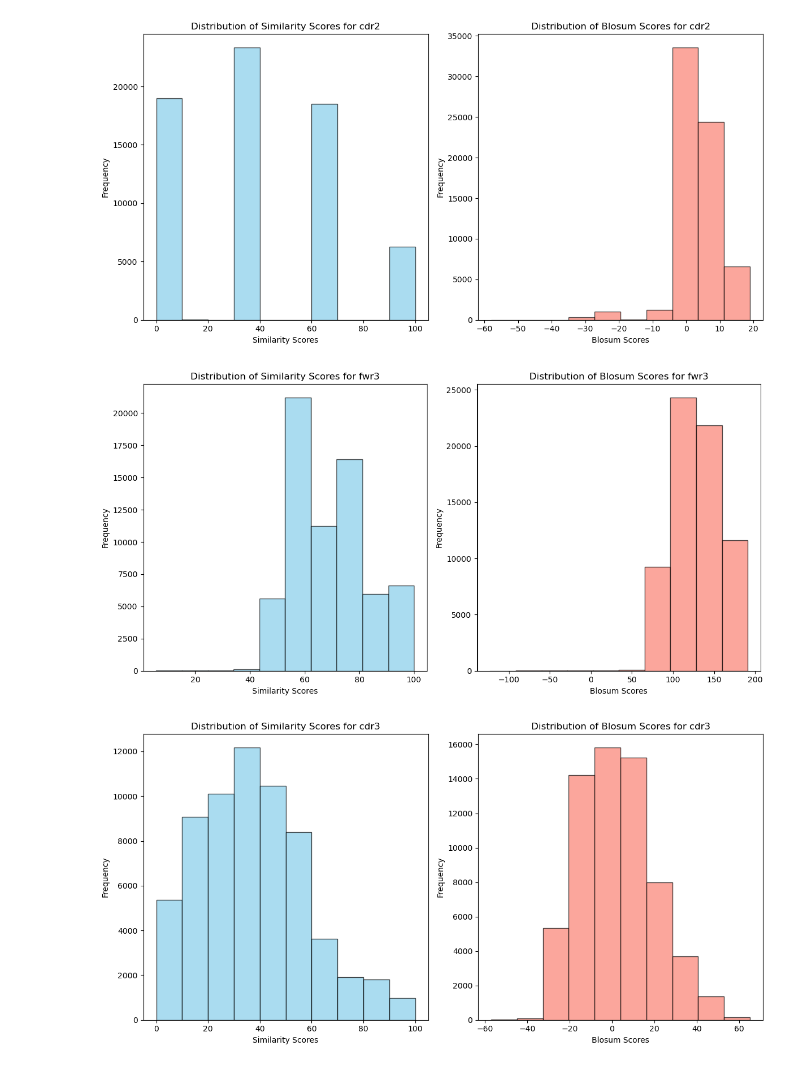
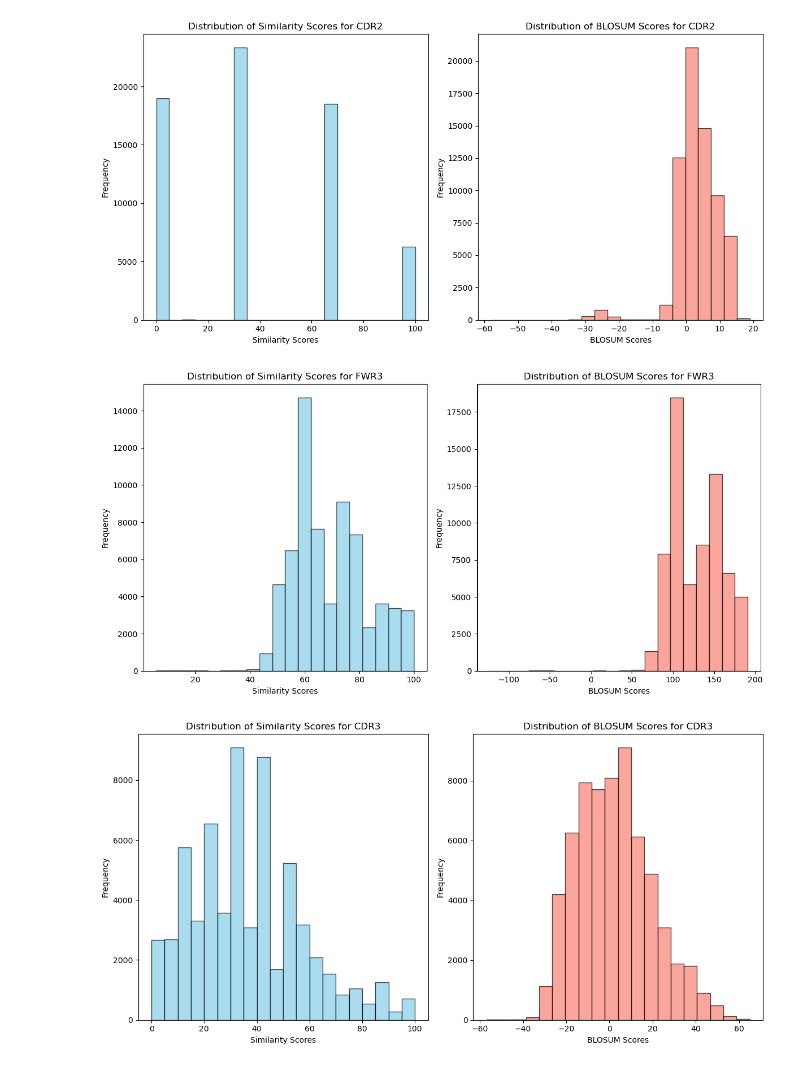
Before and after one commit to leaBroe/BERT_for_antibody_pairing, a Jupyter notebook: paired_model/BERT2BERT/sqlite3_data_for_analysis/evaluate_test_set_by_regions/plot_distribution_of_scores_by_regions.ipynb, the cells around one changed output. Drawn from its saved outputs; the diff is of its cells as text; code cells hidden in the pictures.

```diff
--- a/paired_model/BERT2BERT/sqlite3_data_for_analysis/evaluate_test_set_by_regions/plot_distribution_of_scores_by_regions.ipynb
+++ b/paired_model/BERT2BERT/sqlite3_data_for_analysis/evaluate_test_set_by_regions/plot_distribution_of_scores_by_regions.ipynb
@@ -99,5 +100,6 @@ plt.show()
 # %%
 region = "cdr2"
+region_plot = "CDR2"
 
 
 # Load the CSV data into a pandas DataFrame
@@ -108,25 +110,27 @@ df = pd.read_csv(f'/ibmm_data2/oas_database/paired_lea_tmp/paired_model/BERT2BER
 fig, axes = plt.subplots(1, 2, figsize=(12, 6))
 
 # Plot the distribution of similarity scores
-axes[0].hist(df[f'similarity_scores'], bins=10, color='skyblue', edgecolor='black', alpha=0.7)
-axes[0].set_title(f'Distribution of Similarity Scores for {region}')
+axes[0].hist(df[f'similarity_scores'], bins=20, color='skyblue', edgecolor='black', alpha=0.7)
+axes[0].set_title(f'Distribution of Similarity Scores for {region_plot}')
 axes[0].set_xlabel('Similarity Scores')
 axes[0].set_ylabel('Frequency')
 
 # Plot the distribution of blosum scores
-axes[1].hist(df[f'blosum_scores'], bins=10, color='salmon', edgecolor='black', alpha=0.7)
-axes[1].set_title(f'Distribution of Blosum Scores for {region}')
-axes[1].set_xlabel('Blosum Scores')
+axes[1].hist(df[f'blosum_scores'], bins=20, color='salmon', edgecolor='black', alpha=0.7)
+axes[1].set_title(f'Distribution of BLOSUM Scores for {region_plot}')
+axes[1].set_xlabel('BLOSUM Scores')
 axes[1].set_ylabel('Frequency')
+
 
 # Adjust layout for better spacing
 plt.tight_layout()
 # Show the plot
 plt.show()
 # %% [output]
-[figure, old version]
+[figure, new version]
 # %%
 region = "fwr3"
+region_plot = "FWR3"
 
 
 # Load the CSV data into a pandas DataFrame
@@ -137,15 +141,15 @@ df = pd.read_csv(f'/ibmm_data2/oas_database/paired_lea_tmp/paired_model/BERT2BER
 fig, axes = plt.subplots(1, 2, figsize=(12, 6))
 
 # Plot the distribution of similarity scores
-axes[0].hist(df[f'similarity_scores'], bins=10, color='skyblue', edgecolor='black', alpha=0.7)
-axes[0].set_title(f'Distribution of Similarity Scores for {region}')
+axes[0].hist(df[f'similarity_scores'], bins=20, color='skyblue', edgecolor='black', alpha=0.7)
+axes[0].set_title(f'Distribution of Similarity Scores for {region_plot}')
 axes[0].set_xlabel('Similarity Scores')
 axes[0].set_ylabel('Frequency')
 
 # Plot the distribution of blosum scores
-axes[1].hist(df[f'blosum_scores'], bins=10, color='salmon', edgecolor='black', alpha=0.7)
-axes[1].set_title(f'Distribution of Blosum Scores for {region}')
-axes[1].set_xlabel('Blosum Scores')
+axes[1].hist(df[f'blosum_scores'], bins=20, color='salmon', edgecolor='black', alpha=0.7)
+axes[1].set_title(f'Distribution of BLOSUM Scores for {region_plot}')
+axes[1].set_xlabel('BLOSUM Scores')
 axes[1].set_ylabel('Frequency')
 
 # Adjust layout for better spacing
@@ -153,33 +157,34 @@ plt.tight_layout()
 # Show the plot
 plt.show()
 # %% [output]
-[figure, old version]
+[figure, new version]
 # %%
 region = "cdr3"
+region_plot = "CDR3"
 
 
 # Load the CSV data into a pandas DataFrame
 df = pd.read_csv(f'/ibmm_data2/oas_database/paired_lea_tmp/paired_model/BERT2BERT/sqlite3_data_for_analysis/evaluate_test_set_by_regions/h2l_div_beam_search_2_epoch_10_lr_1e-4_wd_0.1/{region}_similarity_blosum_scores.csv')
 
 
 # Create a figure and axis objects for the plots
 fig, axes = plt.subplots(1, 2, figsize=(12, 6))
 
 # Plot the distribution of similarity scores
-axes[0].hist(df[f'similarity_scores'], bins=10, color='skyblue', edgecolor='black', alpha=0.7)
-axes[0].set_title(f'Distribution of Similarity Scores for {region}')
+axes[0].hist(df[f'similarity_scores'], bins=20, color='skyblue', edgecolor='black', alpha=0.7)
+axes[0].set_title(f'Distribution of Similarity Scores for {region_plot}')
 axes[0].set_xlabel('Similarity Scores')
 axes[0].set_ylabel('Frequency')
 
 # Plot the distribution of blosum scores
-axes[1].hist(df[f'blosum_scores'], bins=10, color='salmon', edgecolor='black', alpha=0.7)
-axes[1].set_title(f'Distribution of Blosum Scores for {region}')
-axes[1].set_xlabel('Blosum Scores')
+axes[1].hist(df[f'blosum_scores'], bins=20, color='salmon', edgecolor='black', alpha=0.7)
+axes[1].set_title(f'Distribution of BLOSUM Scores for {region_plot}')
+axes[1].set_xlabel('BLOSUM Scores')
 axes[1].set_ylabel('Frequency')
 
 # Adjust layout for better spacing
 plt.tight_layout()
 # Show the plot
 plt.show()
 # %% [output]
-[figure, old version]
+[figure, new version]
```
Also changed, not shown: parts of 4 cells of this notebook.
